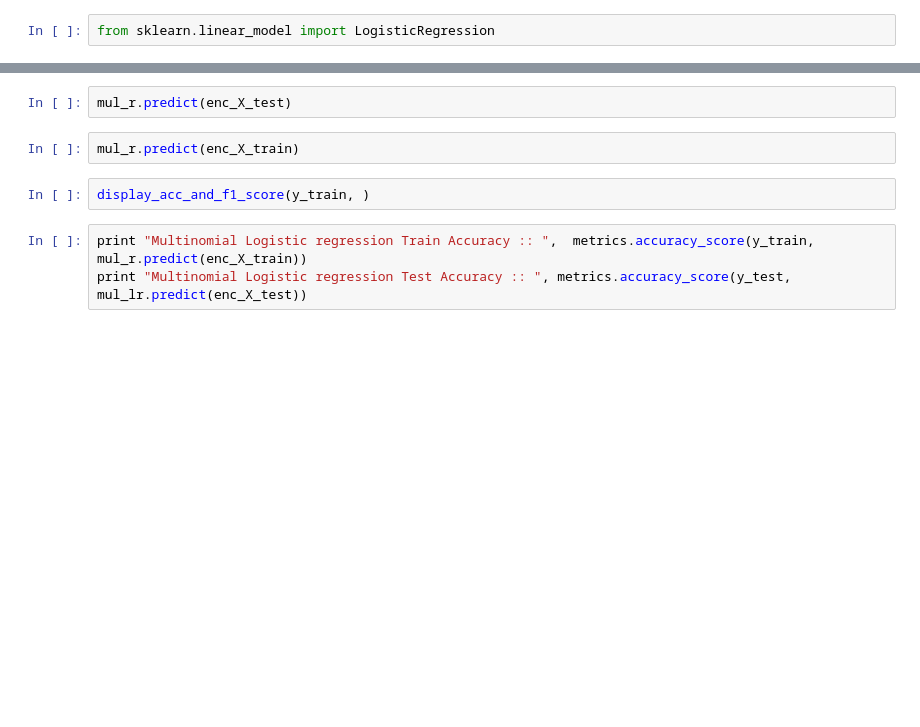
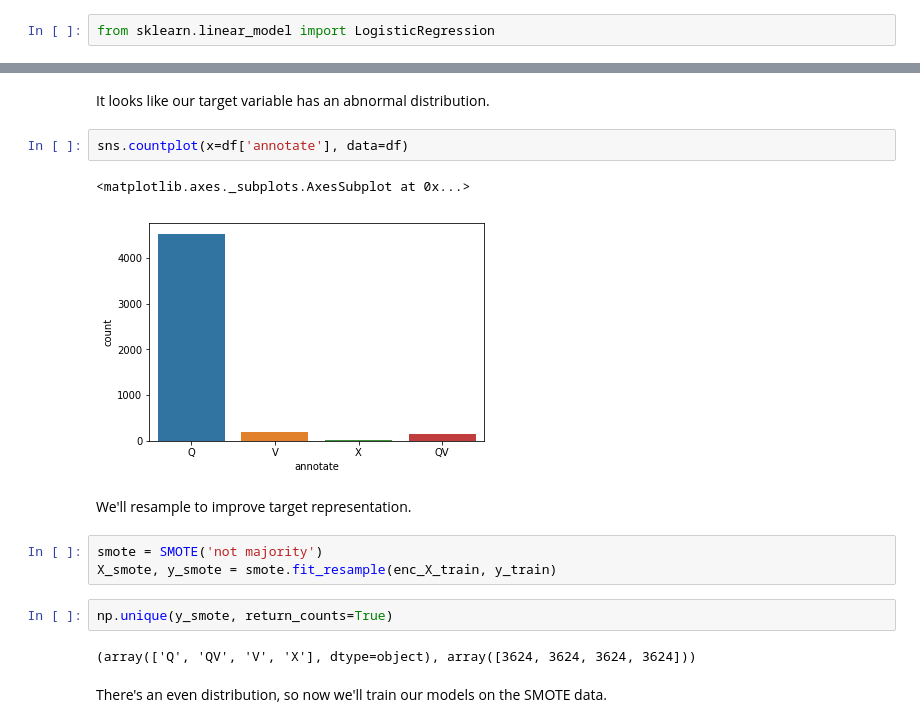
Before and after one commit to cenuno/dsc-3-final-project, a Jupyter notebook: one_hot_k_nearest.ipynb, the cells around one changed output, grey strips where cells are left out. Cells and saved outputs as stored; diff of their text form; blank space fills up the shorter version.

```diff
--- a/one_hot_k_nearest.ipynb
+++ b/one_hot_k_nearest.ipynb
@@ -168,9 +193,18 @@ mul_r.score(enc_X_train, y_train)
-# %%
-mul_r.predict(enc_X_test)
-# %%
-mul_r.predict(enc_X_train)
-# %%
-display_acc_and_f1_score(y_train, )
-# %%
-print "Multinomial Logistic regression Train Accuracy :: ",  metrics.accuracy_score(y_train, mul_r.predict(enc_X_train))
-print "Multinomial Logistic regression Test Accuracy :: ", metrics.accuracy_score(y_test, mul_lr.predict(enc_X_test))
+# %% [markdown]
+It looks like our target variable has an abnormal distribution.
+# %%
+sns.countplot(x=df['annotate'], data=df)
+# %% [output]
+<matplotlib.axes._subplots.AxesSubplot at 0x...>
+[figure, added]
+# %% [markdown]
+We'll resample to improve target representation.
+# %%
+smote = SMOTE('not majority')
+X_smote, y_smote = smote.fit_resample(enc_X_train, y_train)
+# %%
+np.unique(y_smote, return_counts=True)
+# %% [output]
+(array(['Q', 'QV', 'V', 'X'], dtype=object), array([3624, 3624, 3624, 3624]))
+# %% [markdown]
+There's an even distribution, so now we'll train our models on the SMOTE data.
```
Also changed, not shown: parts of 17 cells of this notebook, 1 other file.
